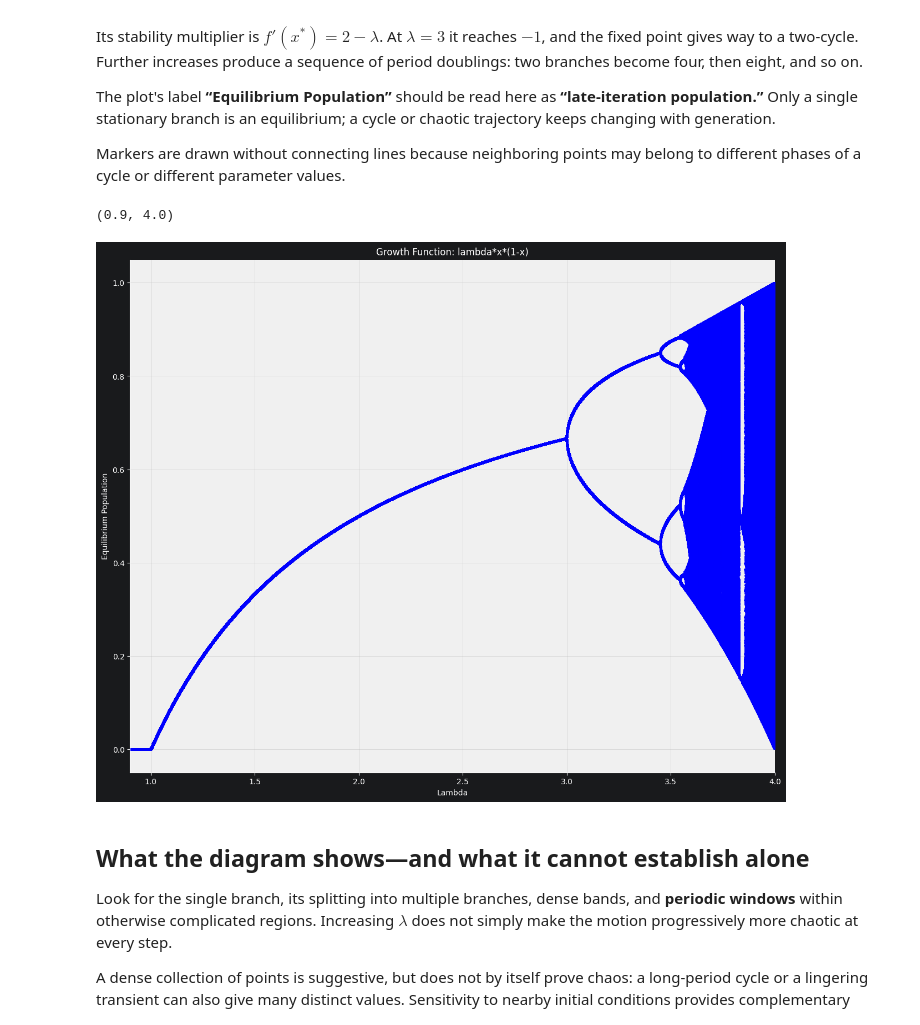
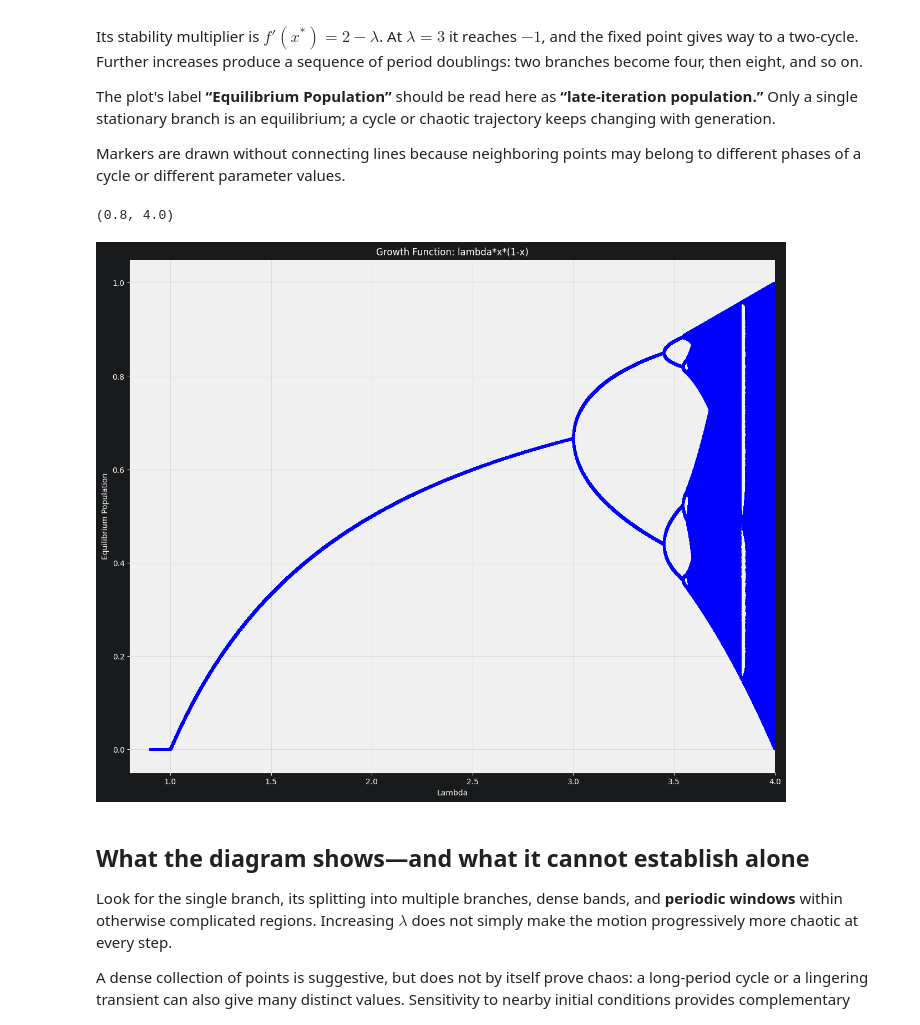
Before and after one commit to brash99/phys441, a Jupyter notebook: JupyterNotebooks/Week5/Chaos/graph_chaos_lambda.ipynb, the cells around one changed output. Drawn from its saved outputs; the diff is of its cells as text; code cells hidden in the pictures.

```diff
--- a/JupyterNotebooks/Week5/Chaos/graph_chaos_lambda.ipynb
+++ b/JupyterNotebooks/Week5/Chaos/graph_chaos_lambda.ipynb
@@ -95,36 +95,36 @@ fig, ax = plt.subplots(figsize=(15, 12))
 
 # Set the grid lines
 ax.grid(True)
 
 # Set the background color
 ax.set_facecolor('#F0F0F0')
 
 # Set the border properties
 ax.spines['top'].set_visible(False)
 ax.spines['right'].set_visible(False)
 
 # Set the canvas size
 ax.set_title('Chaos Example')
 
 # Set the line and marker properties
 line_color = 'b'
 line_width = 0
 marker_color = 'b'
 marker_style = '.'
 marker_size = 5
 
 # Create the plot
 plt.plot(lambdavalues, myvalues, color=line_color, linewidth=line_width,
          marker=marker_style, markersize=marker_size, markerfacecolor=marker_color)
 
 # Set the plot title and axis labels
 plt.title("Growth Function: lambda*x*(1-x)")
 plt.xlabel("Lambda")
 plt.ylabel("Equilibrium Population")
-plt.xlim(0.900,4.000)
+plt.xlim(0.8,4.0)
 # %% [output]
-(0.9, 4.0)
+(0.8, 4.0)
-[figure, old version]
+[figure, new version]
 # %% [markdown]
 ## What the diagram shows—and what it cannot establish alone
 
```
Also changed, not shown: 1 other file.
